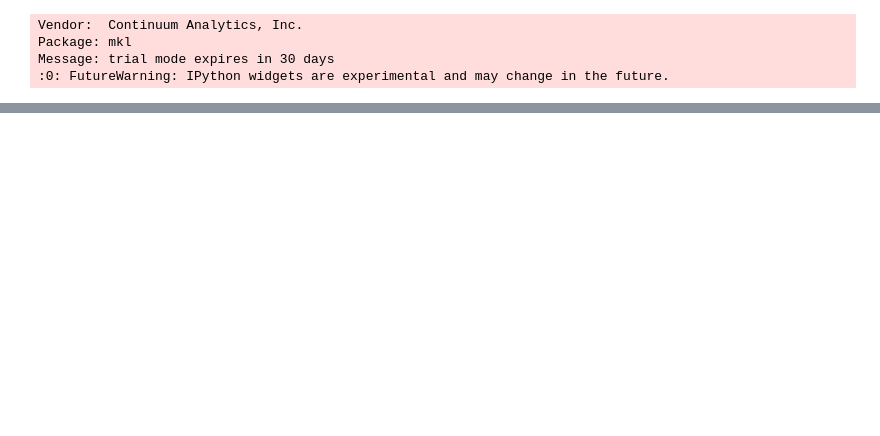
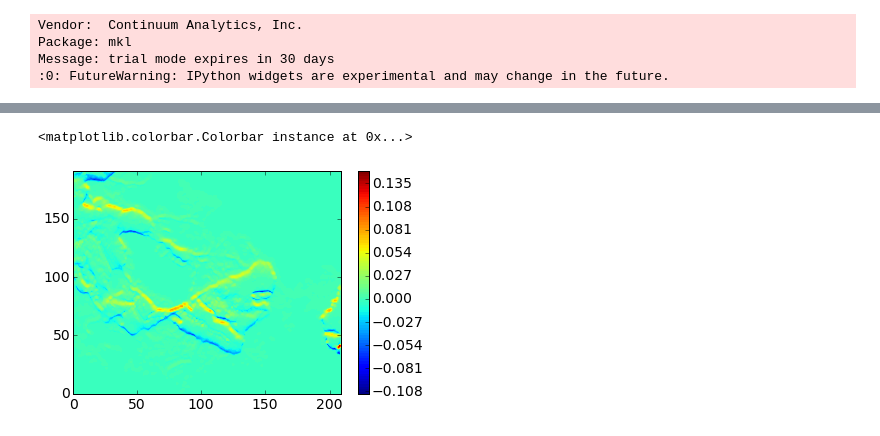
Before and after one commit to AlessandroMozzato/notebooks, a Jupyter notebook: GradientVelocity.ipynb, the cells around one changed output, grey strips where cells are left out. Saved outputs shown, nothing was run; the diff lists cells and outputs as text; code cells hidden in the pictures; blank space fills up the shorter version.

```diff
--- a/GradientVelocity.ipynb
+++ b/GradientVelocity.ipynb
@@ -200,3 +208,9 @@ Sx,Sy,id_x,id_y,diff_x,diff_y,S0,U,V,hfacc = equations(36)
+# %%
+plt.contourf(Sy,100)
+plt.colorbar()
+# %% [output]
+<matplotlib.colorbar.Colorbar instance at 0x...>
+[figure, added]
 # %%
 Depth, hfacc, dxF, dyF, X, Y, Z, nx, ny, k = grid(36)
 
```
Also changed, not shown: parts of 19 cells of this notebook, 2 other files.
